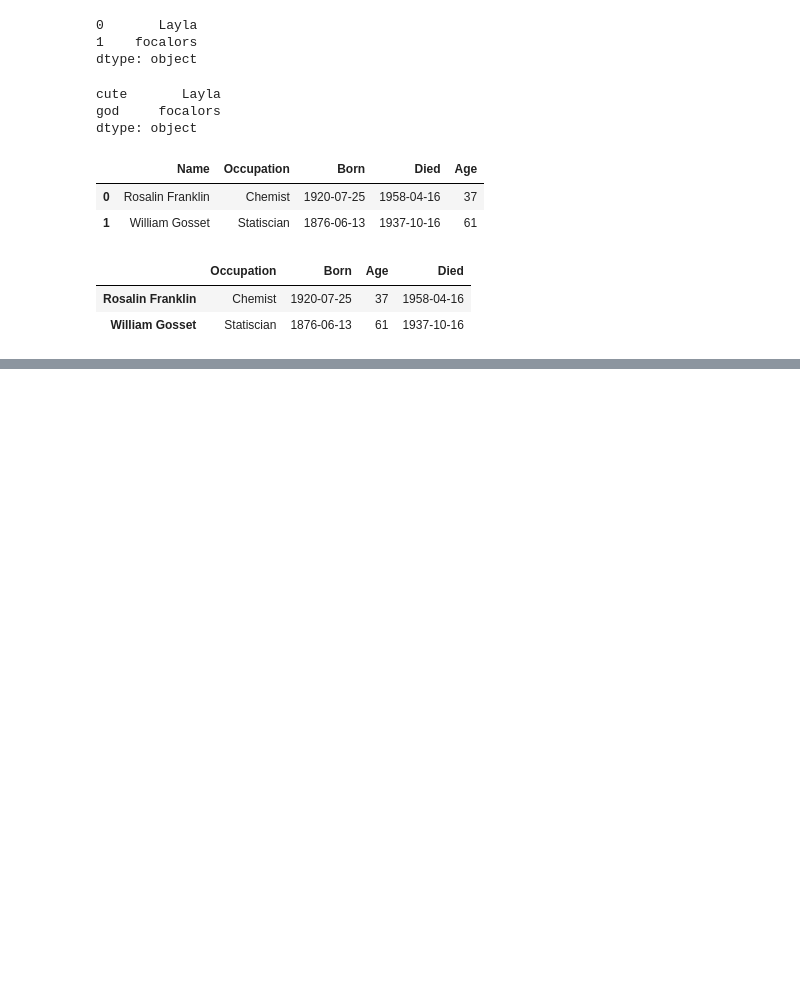
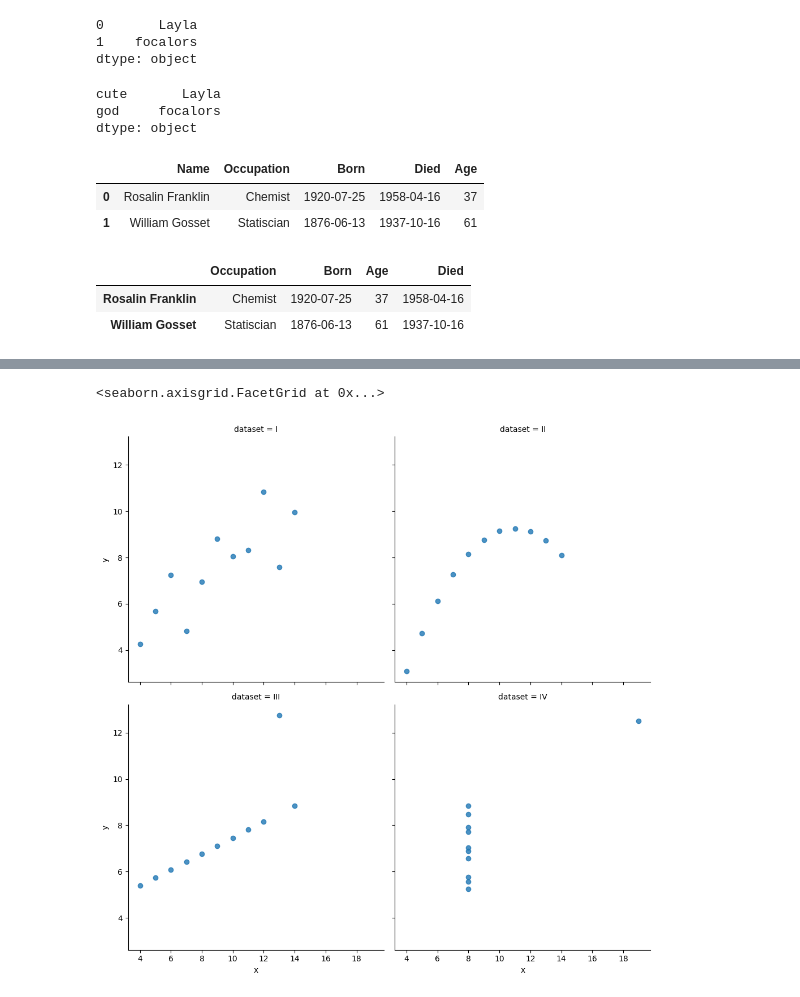
Before and after one commit to layla-focalors/pandas_learning, a Jupyter notebook: Lumine/Paimon.ipynb, the cells around one changed output, grey strips where cells are left out. Drawn from its saved outputs; the diff is of its cells as text; code cells hidden in the pictures; blank space fills up the shorter version.

Commit message:
add plot

```diff
--- a/Lumine/Paimon.ipynb
+++ b/Lumine/Paimon.ipynb
@@ -576,0 +1080,3 @@ df
+# %%
+df = sns.load_dataset("Anscombe")
+df
@@ -576,0 +1101,5 @@ df
+# %%
+sns.lmplot(x="x", y='y', data=df, col='dataset', fit_reg=False, col_wrap=2)
+# %% [output]
+<seaborn.axisgrid.FacetGrid at 0x...>
+[figure, added]
```
Also changed, not shown: parts of 89 cells of this notebook, 9 other files.
